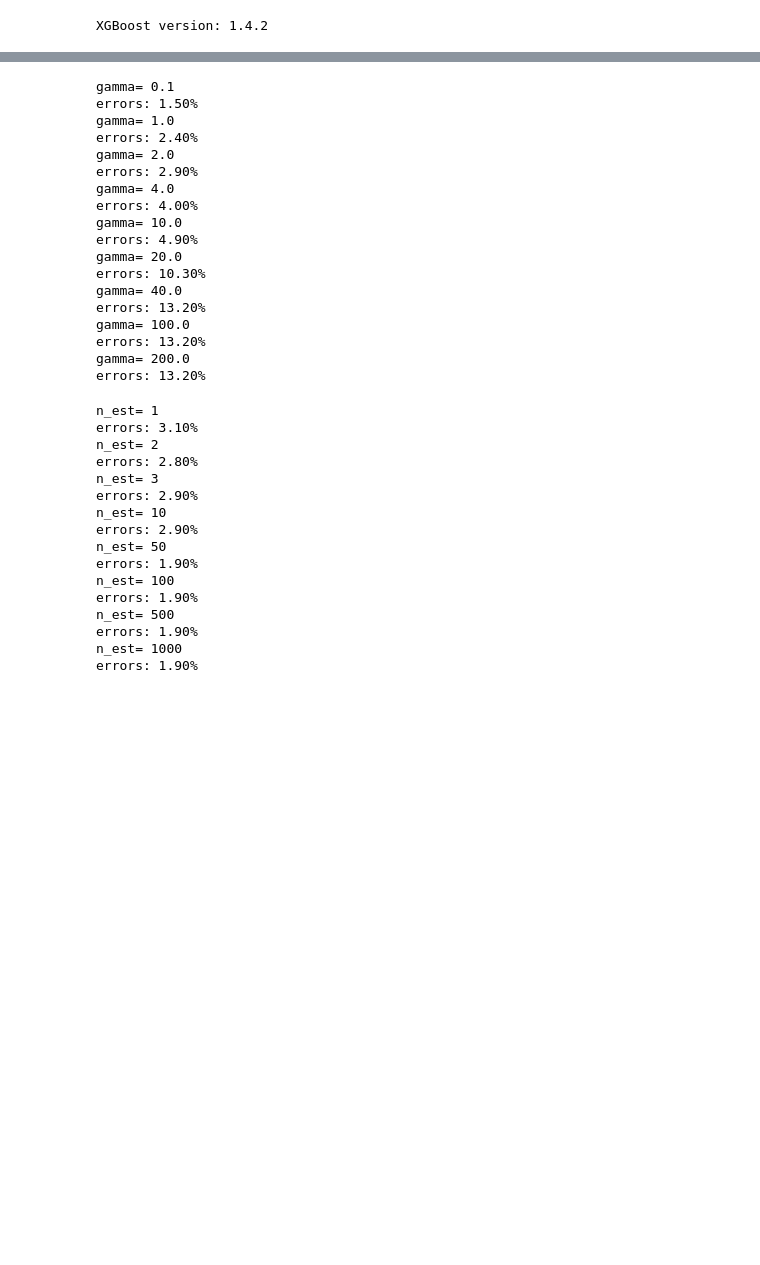
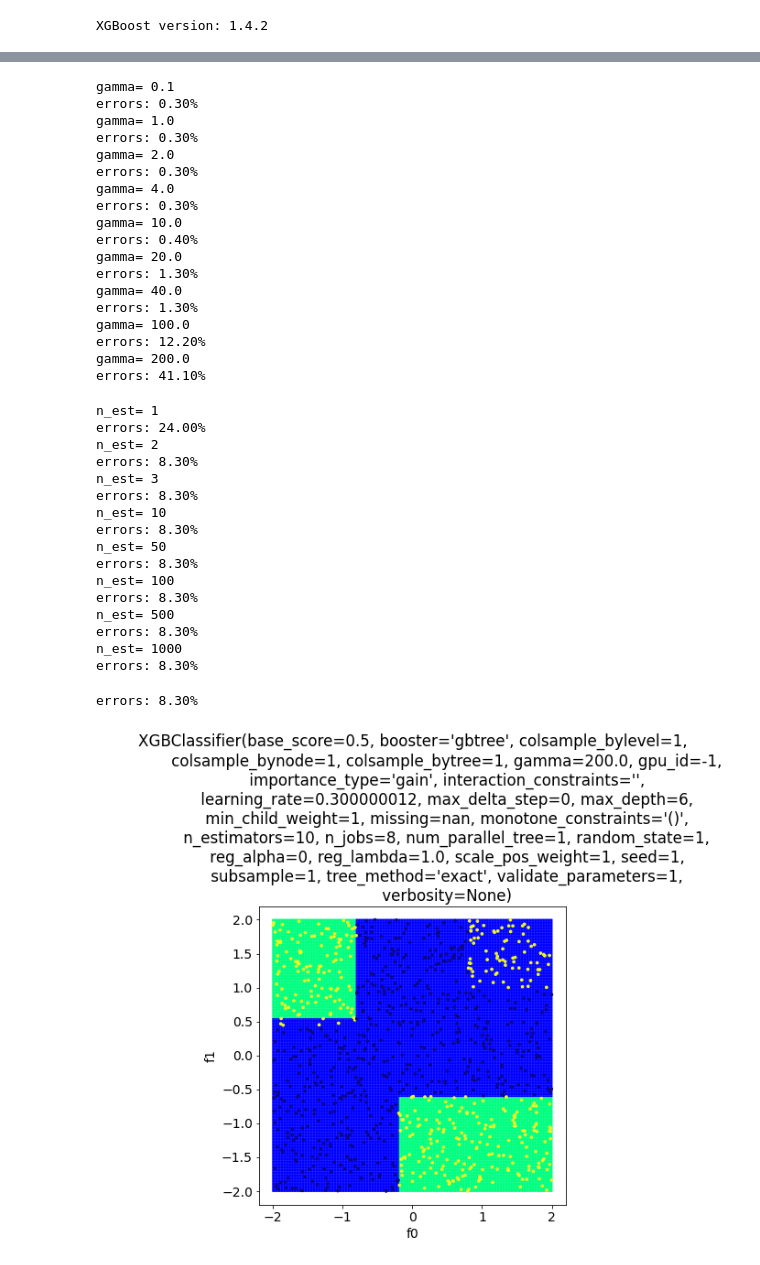
Before and after one commit to Berto70/comp_lab_b, a Jupyter notebook: Exercises/E4/group2307_exercise4.ipynb, the cells around one changed output, grey strips where cells are left out. Drawn from its saved outputs; the diff is of its cells as text; code cells hidden in the pictures; blank space fills up the shorter version.

```diff
--- a/Exercises/E4/group2307_exercise4.ipynb
+++ b/Exercises/E4/group2307_exercise4.ipynb
@@ -210,45 +226,54 @@ errors: 2.10%
 gam=[0.1,1.,2.,4.,10.,20.,40.,100.,200.]
 for g in gam:
     print("gamma=",g)
-    fit(XGBClassifier(seed=1, reg_lambda=1., gamma=g,  max_depth=3, verbosity = 0))
+    fit(XGBClassifier(seed=1, reg_lambda=20., gamma=g,  max_depth=3, verbosity = 0))
 # %% [output]
 gamma= 0.1
-errors: 1.50%
+errors: 0.30%
 gamma= 1.0
-errors: 2.40%
+errors: 0.30%
 gamma= 2.0
-errors: 2.90%
+errors: 0.30%
 gamma= 4.0
-errors: 4.00%
+errors: 0.30%
 gamma= 10.0
-errors: 4.90%
+errors: 0.40%
 gamma= 20.0
-errors: 10.30%
+errors: 1.30%
 gamma= 40.0
-errors: 13.20%
+errors: 1.30%
 gamma= 100.0
-errors: 13.20%
+errors: 12.20%
 gamma= 200.0
-errors: 13.20%
+errors: 41.10%
 # %%
 trees=[1,2,3,10,50,100,500,1000]
 for t in trees:
     print("n_est=",t)
-    fit(XGBClassifier(seed=1, reg_lambda=1., gamma=0.1, n_estimators=t, max_depth=4, verbosity = 0))
+    fit(XGBClassifier(seed=1, reg_lambda=1., gamma=200., n_estimators=t, max_depth=4, verbosity = 0))
 # %% [output]
 n_est= 1
-errors: 3.10%
+errors: 24.00%
 n_est= 2
-errors: 2.80%
+errors: 8.30%
 n_est= 3
-errors: 2.90%
+errors: 8.30%
 n_est= 10
-errors: 2.90%
+errors: 8.30%
 n_est= 50
-errors: 1.90%
+errors: 8.30%
 n_est= 100
-errors: 1.90%
+errors: 8.30%
 n_est= 500
-errors: 1.90%
+errors: 8.30%
 n_est= 1000
-errors: 1.90%
+errors: 8.30%
+# %%
+classify(XGBClassifier(seed=1,
+                       objective='binary:logistic',
+                       #objective="reg:squarederror",eval_metric="rmse",
+
+                       reg_lambda=1., n_estimators=10, gamma=200.),show=False)
+# %% [output]
+errors: 8.30%
+[figure, added]
```
Also changed, not shown: parts of 11 cells of this notebook.
